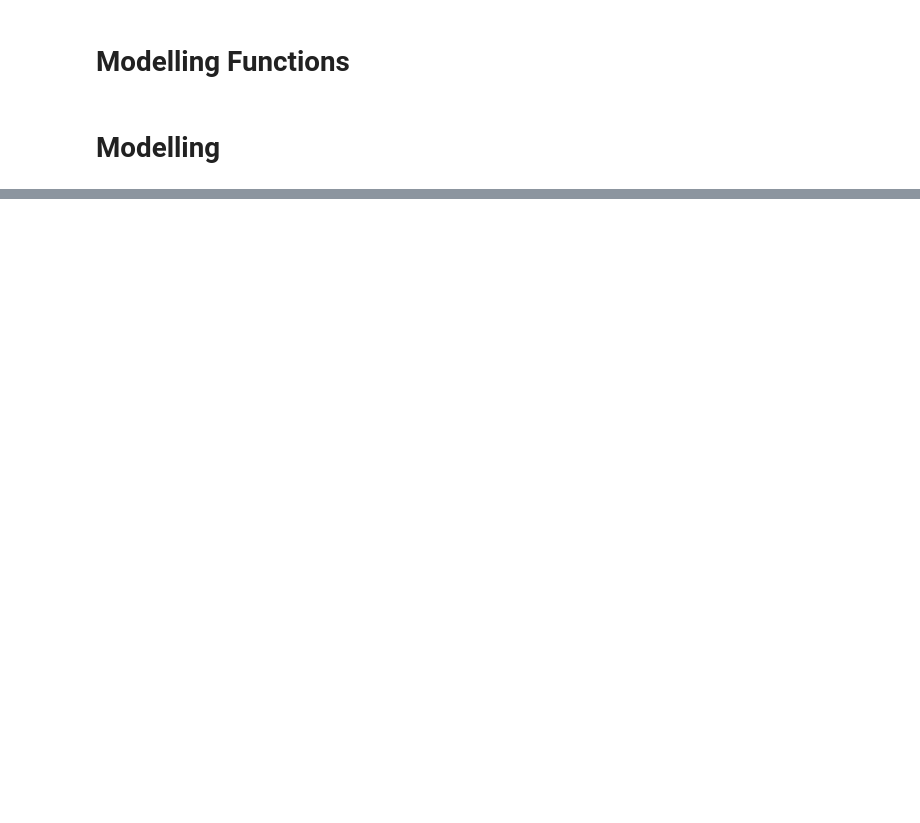
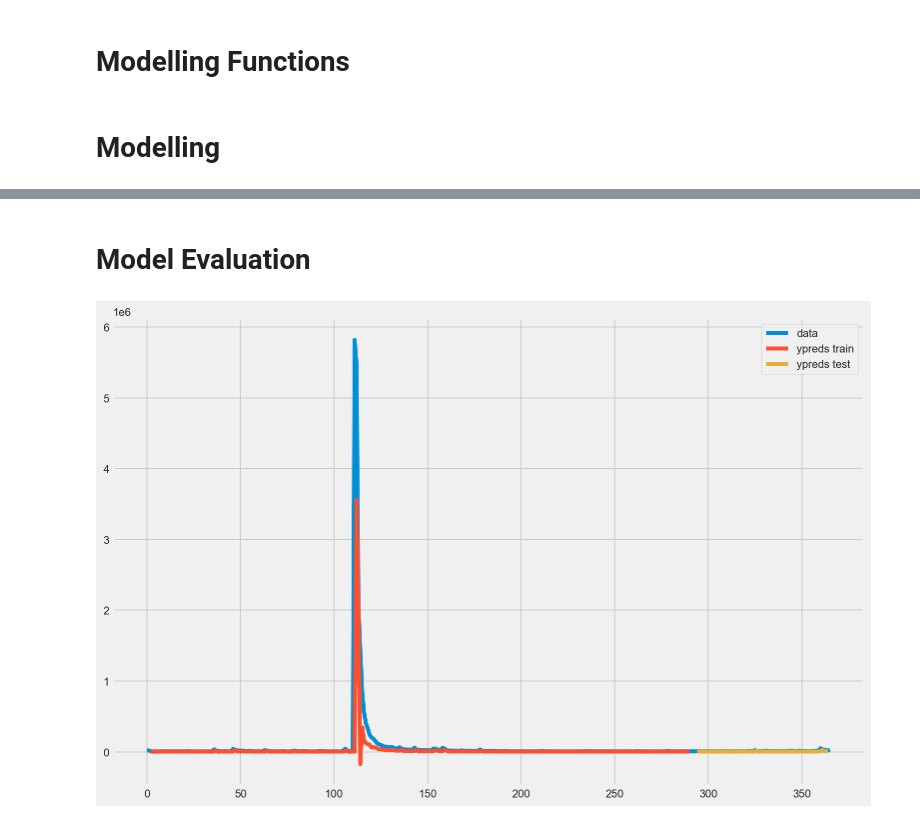
Before and after one commit to bhishanpdl/Project_Web_Traffic_Timeseries_Forecasting, a Jupyter notebook: notebooks/h01_timeseries_modelling_deep_learning.ipynb, the cells around one changed output, grey strips where cells are left out. Saved outputs shown, nothing was run; the diff lists cells and outputs as text; code cells hidden in the pictures; blank space fills up the shorter version.

```diff
--- a/notebooks/h01_timeseries_modelling_deep_learning.ipynb
+++ b/notebooks/h01_timeseries_modelling_deep_learning.ipynb
@@ -689,0 +591,5 @@ Test SMAPE: 88.42
+# %%
+res = run_model(model_lstm,'lstm','lags=2',params_lstm,scaler=None,ts=ts,
+              SEED=SEED,
+              df_eval=df_eval,show=True)
+df_eval = res['df_eval']
@@ -689,0 +601,6 @@ Test SMAPE: 88.42
+# %%
+%%time
+res = run_model(model_lstm,'lstm','lags=2,minmax-scaler',params_lstm,scaler=scaler,
+                ts=ts,
+                df_eval=df_eval,show=True)
+df_eval = res['df_eval']
@@ -689,0 +615,6 @@ Test SMAPE: 88.42
+# %%
+%%time
+res = run_model(model_gru,'gru','lags=2',params_gru,scaler=None,
+                ts=ts,
+                df_eval=df_eval,show=True)
+df_eval = res['df_eval']
@@ -689,0 +634,6 @@ Test SMAPE: 88.42
+# %%
+%%time
+res = run_model(model_gru,'gru','lags=2,minmax-scaling',params_gru,scaler=scaler,
+                ts=ts,
+                df_eval=df_eval,show=True)
+df_eval = res['df_eval']
@@ -690,2 +648,9 @@ Test SMAPE: 88.42
+# %% [markdown]
+# Model Evaluation
+# %%
+# prediction plot
+prediction_plot(res['x'],params_gru['lags'],res['ypreds_train'],res['ypreds_test'])
+# %% [output]
+[figure, added]
 # %% [markdown]
 ## SMAPE predictions
```
Also changed, not shown: parts of 30 cells of this notebook, 39 other files.
